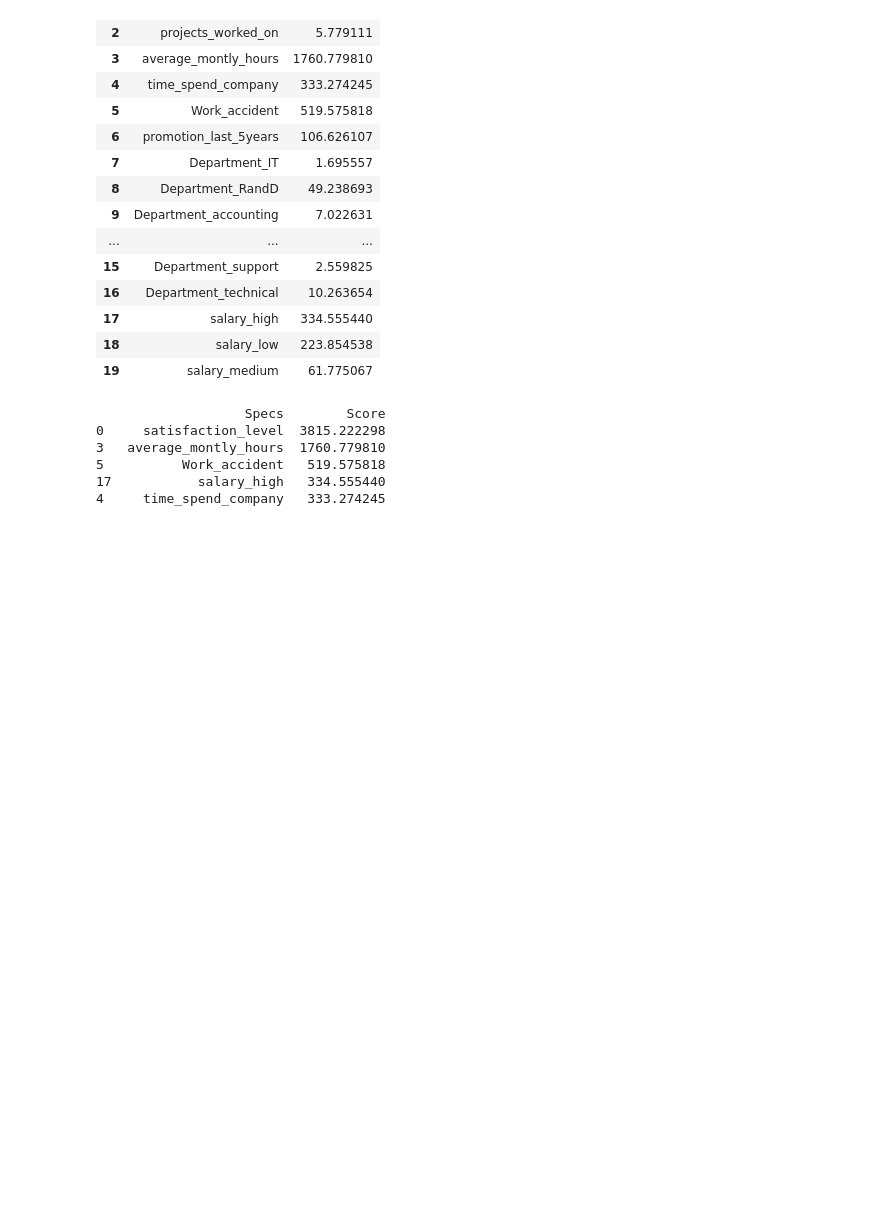
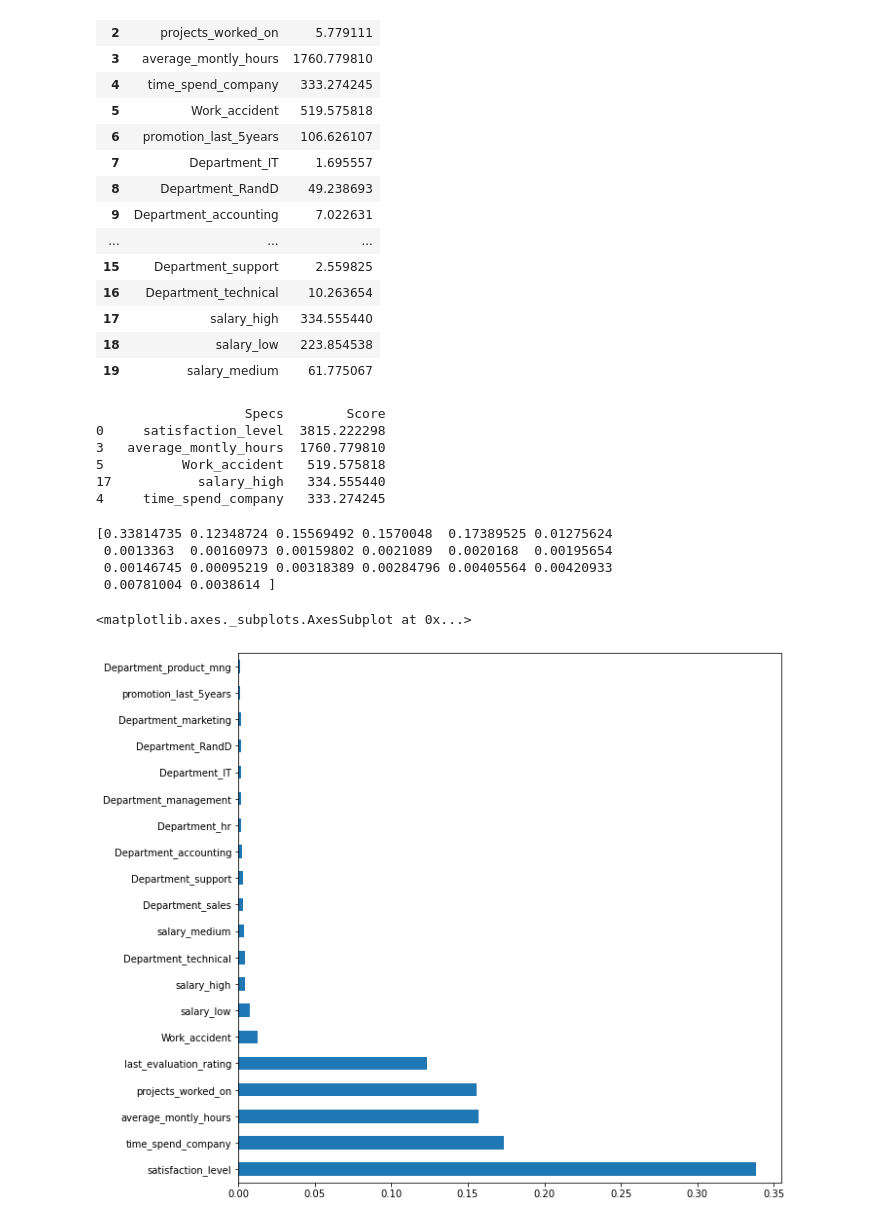
Before and after one commit to oushnik23/PredictEmployeeAttrition_classification, a Jupyter notebook: PredictEmployeeAttrition.ipynb, the cells around one changed output. Drawn from its saved outputs; the diff is of its cells as text; code cells hidden in the pictures; blank space fills up the shorter version.

```diff
--- a/PredictEmployeeAttrition.ipynb
+++ b/PredictEmployeeAttrition.ipynb
@@ -390,3 +394,17 @@ print(score.nlargest(5,'Score'))
 5          Work_accident   519.575818
 17           salary_high   334.555440
 4     time_spend_company   333.274245
+# %%
+print(rfe.feature_importances_)
+# %% [output]
+[0.33814735 0.12348724 0.15569492 0.1570048  0.17389525 0.01275624
+ 0.0013363  0.00160973 0.00159802 0.0021089  0.0020168  0.00195654
+ 0.00146745 0.00095219 0.00318389 0.00284796 0.00405564 0.00420933
+ 0.00781004 0.0038614 ]
+# %%
+plt.figure(figsize=(10,10))
+imp=pd.Series(rfe.feature_importances_,index=x.columns)
+imp.nlargest(x.shape[1]).plot(kind='barh')
+# %% [output]
+<matplotlib.axes._subplots.AxesSubplot at 0x...>
+[figure, added]
```
Also changed, not shown: parts of 14 cells of this notebook.
